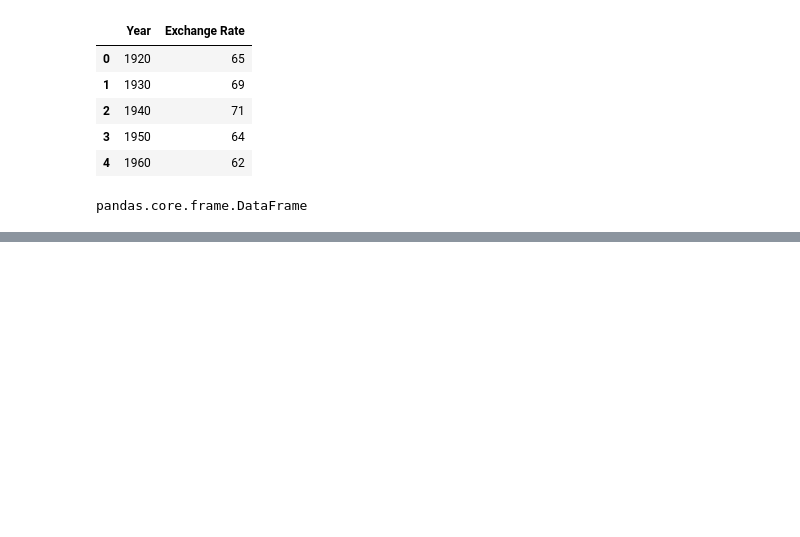
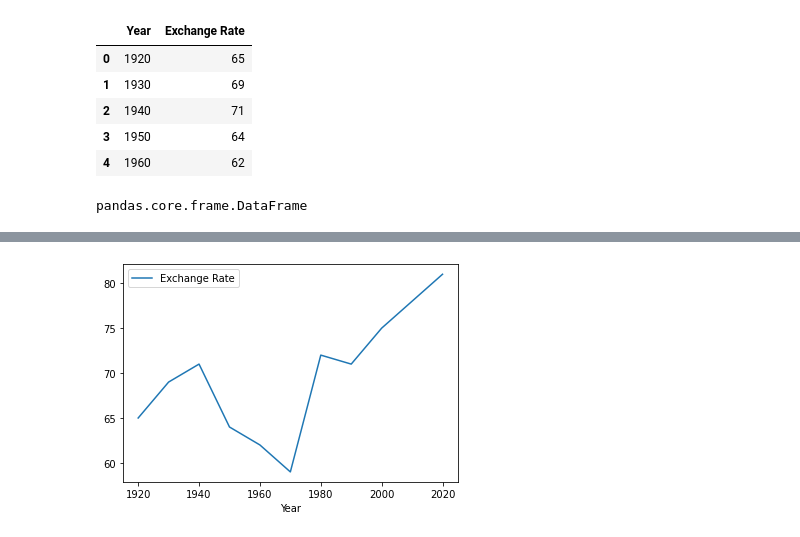
Before and after one commit to omonuj/Python-for-data-science, a Jupyter notebook: Matplotlib-TL.ipynb, the cells around one changed output, grey strips where cells are left out. Saved outputs shown, nothing was run; the diff lists cells and outputs as text; code cells hidden in the pictures; blank space fills up the shorter version.

```diff
--- a/Matplotlib-TL.ipynb
+++ b/Matplotlib-TL.ipynb
@@ -46,0 +59,5 @@ pandas.core.frame.DataFrame
+# %%
+df.plot(x = 'Year', y = 'Exchange Rate', kind = 'line')
+plt.show()
+# %% [output]
+[figure, added]
```
Also changed, not shown: parts of 4 cells of this notebook.
